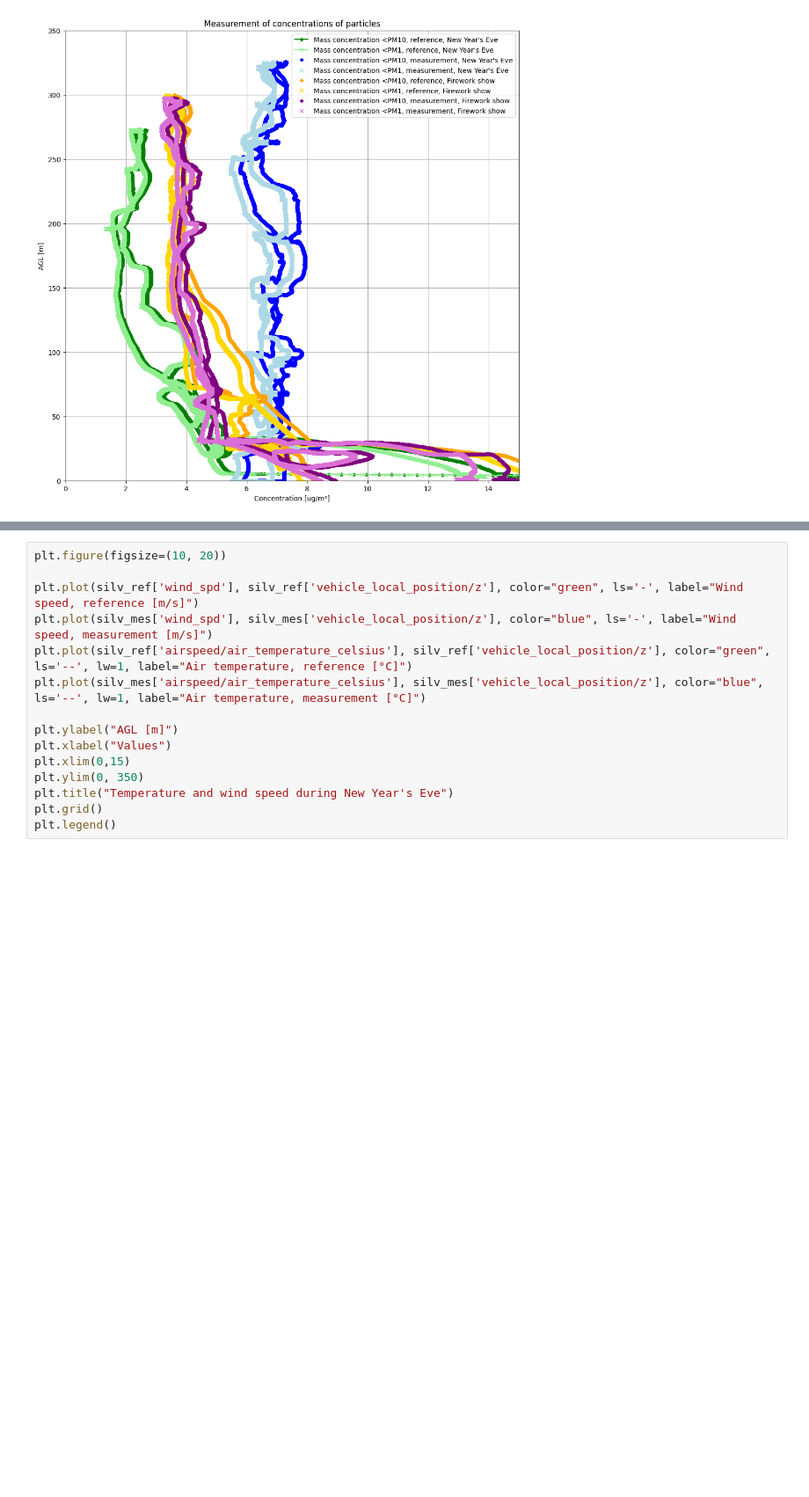
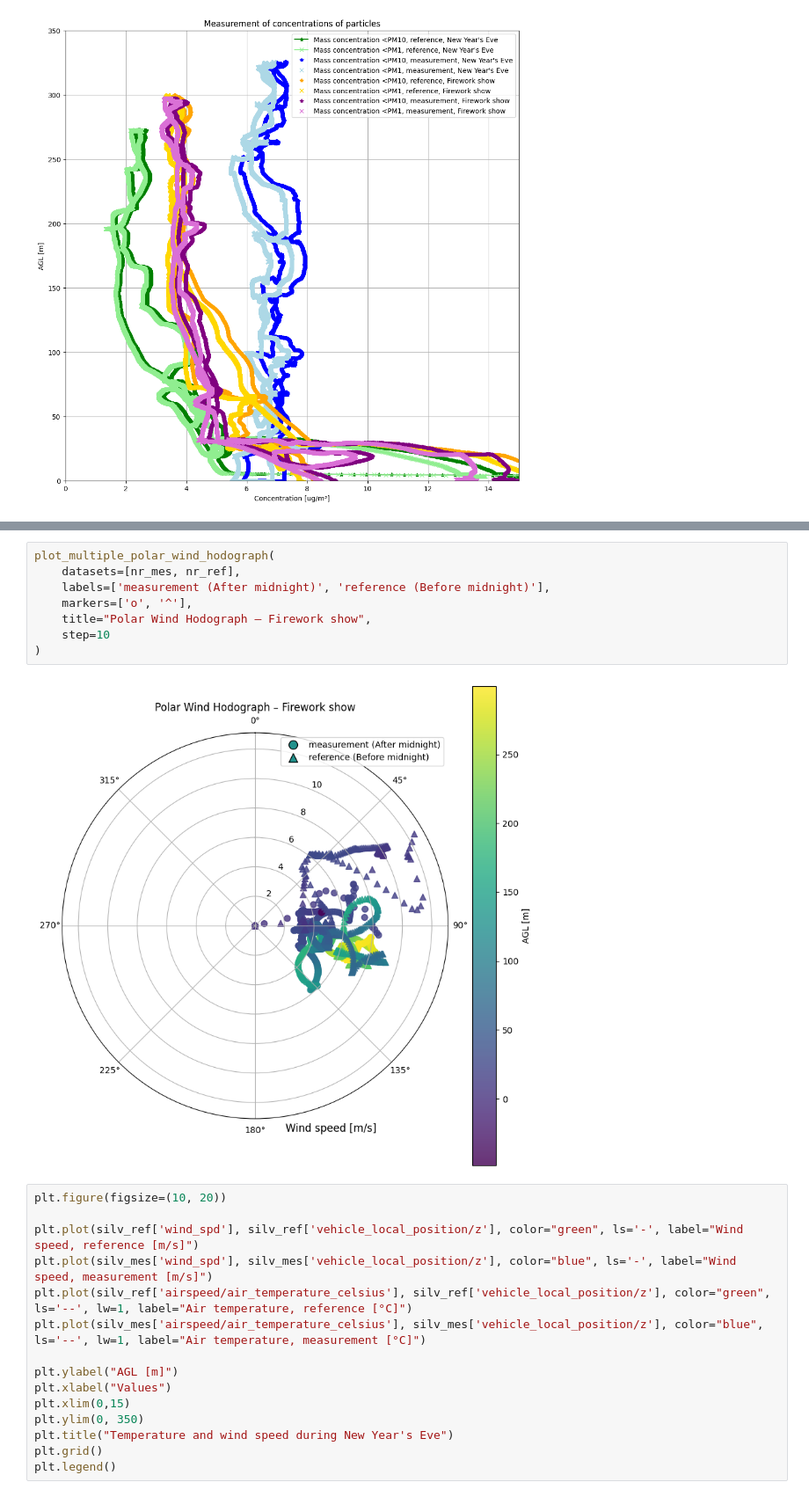
Before and after one commit to ThunderFly-aerospace/TF-ATMON, a Jupyter notebook: notebooks/fireworks_dust.ipynb, the cells around one changed output, grey strips where cells are left out. Shown at 88% size. Cells and saved outputs as stored; diff of their text form; blank space fills up the shorter version.

```diff
--- a/notebooks/fireworks_dust.ipynb
+++ b/notebooks/fireworks_dust.ipynb
@@ -84,3 +129,13 @@ plt.legend()
+# %%
+plot_multiple_polar_wind_hodograph(
+    datasets=[nr_mes, nr_ref],
+    labels=['measurement (After midnight)', 'reference (Before midnight)'],
+    markers=['o', '^'],
+    title="Polar Wind Hodograph – Firework show",
+    step=10
+)
+# %% [output]
+[figure, added]
 # %%
 plt.figure(figsize=(10, 20))
 
```
Also changed, not shown: parts of 5 cells of this notebook.
